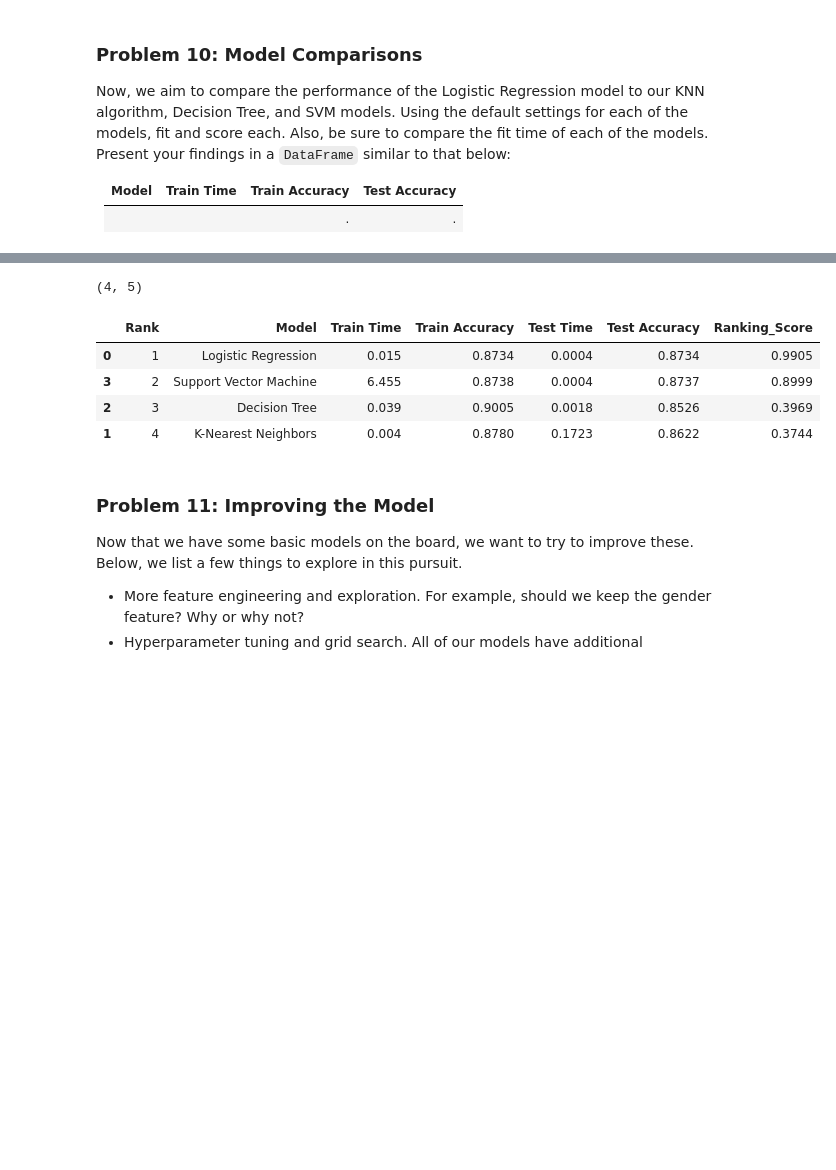
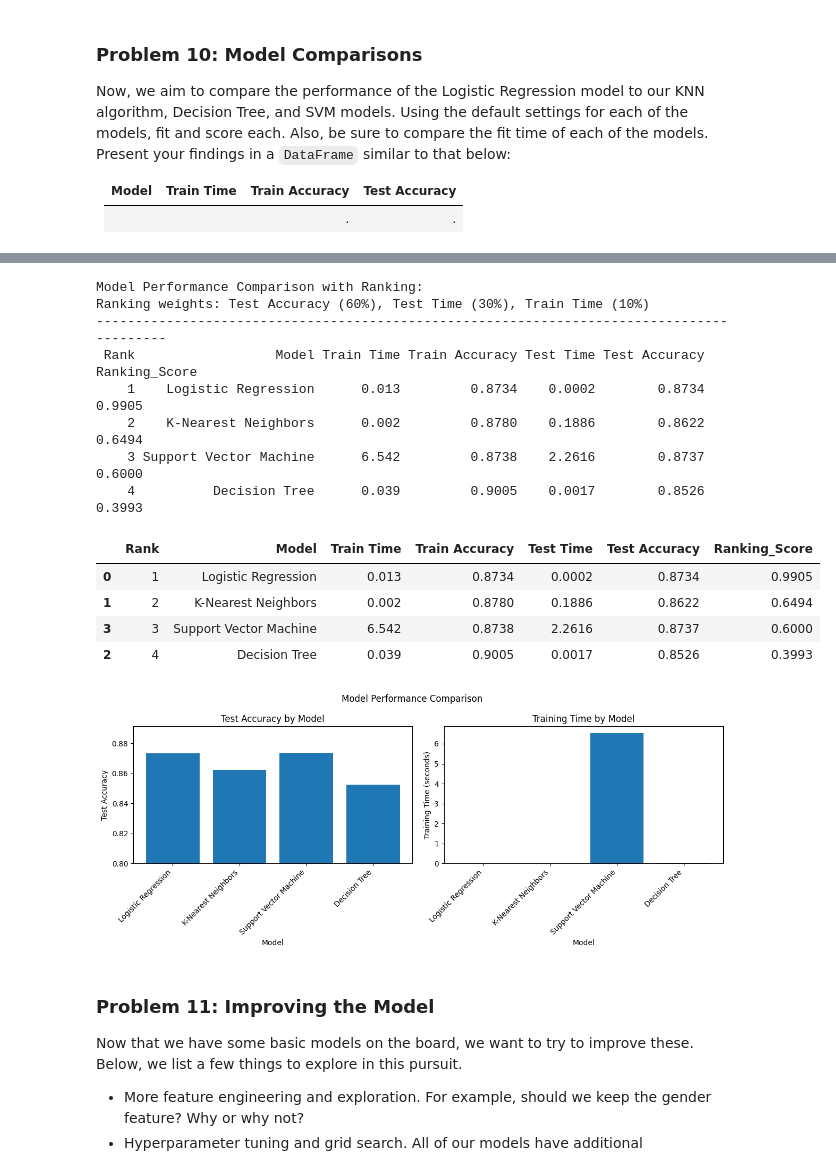
Before and after one commit to rbhat/module17_starter, a Jupyter notebook: prompt_III.ipynb, the cells around one changed output, grey strips where cells are left out. Cells and saved outputs as stored; diff of their text form; code cells hidden in the pictures; blank space fills up the shorter version.

```diff
--- a/prompt_III.ipynb
+++ b/prompt_III.ipynb
@@ -338,20 +283,8 @@ Name: proportion, dtype: float64
 Before we build our first model, we want to establish a baseline.  What is the baseline performance that our classifier should aim to beat?
 # %%
 # Baseline Model using DummyClassifier
-from sklearn.dummy import DummyClassifier
-from sklearn.metrics import accuracy_score
 
-# Create a dummy classifier that always predicts the most frequent class
-dummy_clf = DummyClassifier(strategy='most_frequent', random_state=42)
-
-# Fit the dummy classifier
-dummy_clf.fit(X_train, y_train)
-
-# Make predictions
-y_pred_dummy = dummy_clf.predict(X_test)
-
-# Calculate baseline accuracy
-baseline_accuracy = accuracy_score(y_test, y_pred_dummy)
+baseline_accuracy, dummy_clf, dumm_train_time = train_baseline_model(X_train, X_test, y_train, y_test, strategy='most_frequent')
 
 print("Baseline Model Performance using DummyClassifier:")
 print(f"DummyClassifier using the most_frequent strategy found class to be: ('{dummy_clf.classes_[0]}')")
@@ -542,8 +375,17 @@ display(display_df)
 # %%
-# Lets see if we can get a ranking done just to figure out what we could pick instead of just accuracy
+# Model Comparison Summary
+
+# Create a DataFrame to compare all models (with numeric values)
+model_comparison = pd.DataFrame({
+    'Model': ['Logistic Regression', 'K-Nearest Neighbors', 'Decision Tree', 'Support Vector Machine'],
+    'Train Time': [train_time, knn_train_time, dt_train_time, svm_train_time],
+    'Train Accuracy': [train_accuracy, knn_train_accuracy, dt_train_accuracy, svm_train_accuracy],
+    'Test Time': [test_time, knn_test_time, dt_test_time, svm_test_time],
+    'Test Accuracy': [test_accuracy, knn_test_accuracy, dt_test_accuracy, svm_test_accuracy]
+})
+
 # Calculate ranking score based on: accuracy (most important), test time, train time
 # Normalize test accuracy (0-1 scale, higher is better)
-
 max_acc = model_comparison['Test Accuracy'].max()
 min_acc = model_comparison['Test Accuracy'].min()
 if max_acc != min_acc:
@@ -560,45 +402,65 @@ else:
     model_comparison['Test_Time_Score'] = 1.0
 
 # Normalize training time (0-1 scale, lower is better so we invert)
 max_train_time = model_comparison['Train Time'].max()
 min_train_time = model_comparison['Train Time'].min()
 if max_train_time != min_train_time:
     model_comparison['Train_Time_Score'] = 1 - (model_comparison['Train Time'] - min_train_time) / (max_train_time - min_train_time)
 else:
     model_comparison['Train_Time_Score'] = 1.0
 
+
+# EXTRA!! I want to see if it makes sense to combine different factors when it comes to suggesting models to be used, not just accuracy. Cost of compute is also a key consideration
+# For our purposes, the time taken will be a proxy for cost of compute. I am interested in both testing and training time. Its possible that with high accuracy, we are overfitting and test time should
+# ideally also point to it. So we are going to do:
 # Calculate weighted ranking score (accuracy > test time > train time)
 accuracy_weight = 0.6
 test_time_weight = 0.3
 train_time_weight = 0.1
 model_comparison['Ranking_Score'] = (model_comparison['Accuracy_Score'] * accuracy_weight +
                                      model_comparison['Test_Time_Score'] * test_time_weight +
                                      model_comparison['Train_Time_Score'] * train_time_weight)
 
 # Sort by ranking score (descending)
 model_comparison = model_comparison.sort_values('Ranking_Score', ascending=False)
 model_comparison['Rank'] = range(1, len(model_comparison) + 1)
 
-# Format the DataFrame for better display
-model_comparison['Train Time'] = model_comparison['Train Time'].apply(lambda x: f"{x:.3f}")
-model_comparison['Train Accuracy'] = model_comparison['Train Accuracy'].apply(lambda x: f"{x:.4f}")
-model_comparison['Test Time'] = model_comparison['Test Time'].apply(lambda x: f"{x:.4f}")
-model_comparison['Test Accuracy'] = model_comparison['Test Accuracy'].apply(lambda x: f"{x:.4f}")
-model_comparison['Ranking_Score'] = model_comparison['Ranking_Score'].apply(lambda x: f"{x:.4f}")
+# Create a copy for display with formatted values
+display_df = model_comparison.copy()
+display_df['Train Time'] = display_df['Train Time'].apply(lambda x: f"{x:.3f}")
+display_df['Train Accuracy'] = display_df['Train Accuracy'].apply(lambda x: f"{x:.4f}")
+display_df['Test Time'] = display_df['Test Time'].apply(lambda x: f"{x:.4f}")
+display_df['Test Accuracy'] = display_df['Test Accuracy'].apply(lambda x: f"{x:.4f}")
+display_df['Ranking_Score'] = display_df['Ranking_Score'].apply(lambda x: f"{x:.4f}")
 
 # Select columns to display
 display_cols = ['Rank', 'Model', 'Train Time', 'Train Accuracy', 'Test Time', 'Test Accuracy', 'Ranking_Score']
-display_df = model_comparison[display_cols]
+display_df = display_df[display_cols]
+
+print("\nModel Performance Comparison with Ranking:")
+print(f"Ranking weights: Test Accuracy ({accuracy_weight*100:.0f}%), Test Time ({test_time_weight*100:.0f}%), Train Time ({train_time_weight*100:.0f}%)")
+print("-" * 90)
+print(display_df.to_string(index=False))
 
 # Also display as a formatted table
+from IPython.display import display
 display(display_df)
+plot_model_comparison(comparison_df=model_comparison)
 # %% [output]
-(4, 5)
+Model Performance Comparison with Ranking:
+Ranking weights: Test Accuracy (60%), Test Time (30%), Train Time (10%)
+------------------------------------------------------------------------------------------
+ Rank                  Model Train Time Train Accuracy Test Time Test Accuracy Ranking_Score
+    1    Logistic Regression      0.013         0.8734    0.0002        0.8734        0.9905
+    2    K-Nearest Neighbors      0.002         0.8780    0.1886        0.8622        0.6494
+    3 Support Vector Machine      6.542         0.8738    2.2616        0.8737        0.6000
+    4          Decision Tree      0.039         0.9005    0.0017        0.8526        0.3993
 |  | Rank | Model | Train Time | Train Accuracy | Test Time | Test Accuracy | Ranking_Score |
-| 0 | 1 | Logistic Regression | 0.015 | 0.8734 | 0.0004 | 0.8734 | 0.9905 |
-| 3 | 2 | Support Vector Machine | 6.455 | 0.8738 | 0.0004 | 0.8737 | 0.8999 |
-| 2 | 3 | Decision Tree | 0.039 | 0.9005 | 0.0018 | 0.8526 | 0.3969 |
-| 1 | 4 | K-Nearest Neighbors | 0.004 | 0.8780 | 0.1723 | 0.8622 | 0.3744 |
+| 0 | 1 | Logistic Regression | 0.013 | 0.8734 | 0.0002 | 0.8734 | 0.9905 |
+| 1 | 2 | K-Nearest Neighbors | 0.002 | 0.8780 | 0.1886 | 0.8622 | 0.6494 |
+| 3 | 3 | Support Vector Machine | 6.542 | 0.8738 | 2.2616 | 0.8737 | 0.6000 |
+| 2 | 4 | Decision Tree | 0.039 | 0.9005 | 0.0017 | 0.8526 | 0.3993 |
+[figure, added]
 # %% [markdown]
 ### Problem 11: Improving the Model
 
```
Also changed, not shown: parts of 19 cells of this notebook, 1 other file.
